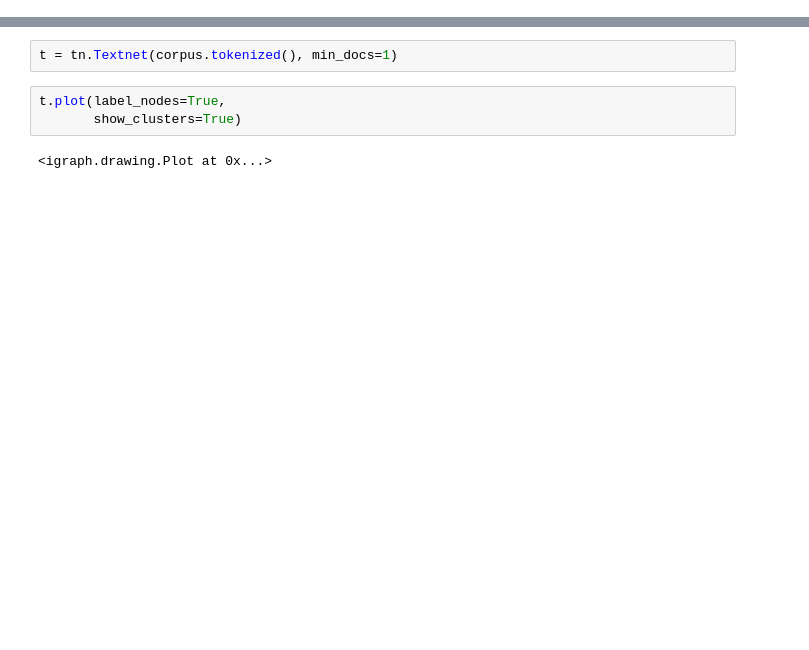
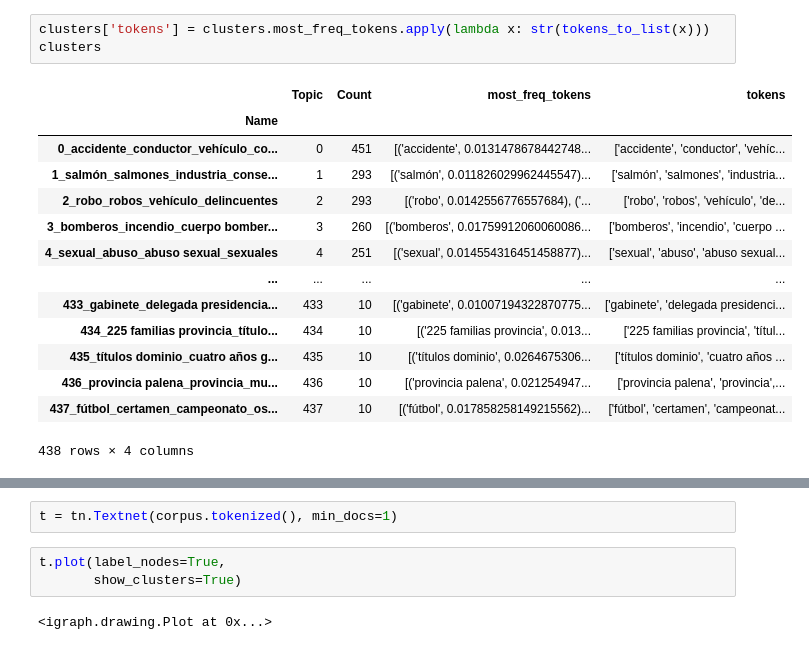
Before and after one commit to recmera/transformers-news-analysis, a Jupyter notebook: notebooks/4.data-analysis/textnets.ipynb, the cells around one changed output, grey strips where cells are left out. Saved outputs shown, nothing was run; the diff lists cells and outputs as text; blank space fills up the shorter version.

```diff
--- a/notebooks/4.data-analysis/textnets.ipynb
+++ b/notebooks/4.data-analysis/textnets.ipynb
@@ -43,0 +26,18 @@ df1.head()
+# %%
+clusters['tokens'] = clusters.most_freq_tokens.apply(lambda x: str(tokens_to_list(x)))
+clusters
+# %% [output]
+|  | Topic | Count | most_freq_tokens | tokens |
+| Name |  |  |  |  |
+| 0_accidente_conductor_vehículo_co... | 0 | 451 | [('accidente', 0.0131478678442748... | ['accidente', 'conductor', 'vehíc... |
+| 1_salmón_salmones_industria_conse... | 1 | 293 | [('salmón', 0.011826029962445547)... | ['salmón', 'salmones', 'industria... |
+| 2_robo_robos_vehículo_delincuentes | 2 | 293 | [('robo', 0.0142556776557684), ('... | ['robo', 'robos', 'vehículo', 'de... |
+| 3_bomberos_incendio_cuerpo bomber... | 3 | 260 | [('bomberos', 0.01759912060060086... | ['bomberos', 'incendio', 'cuerpo ... |
+| 4_sexual_abuso_abuso sexual_sexuales | 4 | 251 | [('sexual', 0.014554316451458877)... | ['sexual', 'abuso', 'abuso sexual... |
+| ... | ... | ... | ... | ... |
+| 433_gabinete_delegada presidencia... | 433 | 10 | [('gabinete', 0.01007194322870775... | ['gabinete', 'delegada presidenci... |
+| 434_225 familias provincia_título... | 434 | 10 | [('225 familias provincia', 0.013... | ['225 familias provincia', 'títul... |
+| 435_títulos dominio_cuatro años g... | 435 | 10 | [('títulos dominio', 0.0264675306... | ['títulos dominio', 'cuatro años ... |
+| 436_provincia palena_provincia_mu... | 436 | 10 | [('provincia palena', 0.021254947... | ['provincia palena', 'provincia',... |
+| 437_fútbol_certamen_campeonato_os... | 437 | 10 | [('fútbol', 0.017858258149215562)... | ['fútbol', 'certamen', 'campeonat... |
+438 rows × 4 columns
```
Also changed, not shown: parts of 16 cells of this notebook.
